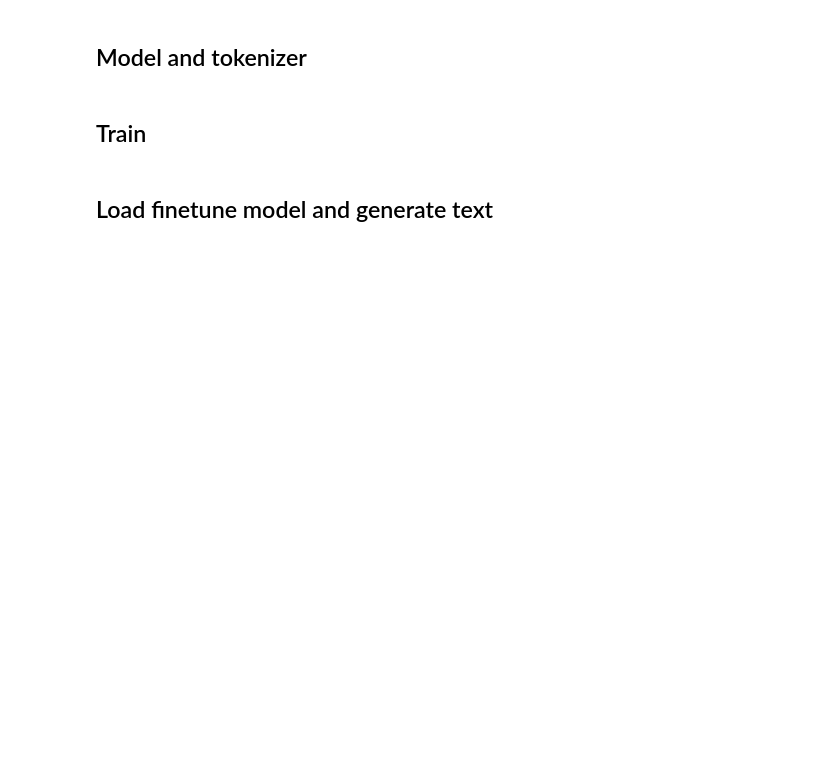
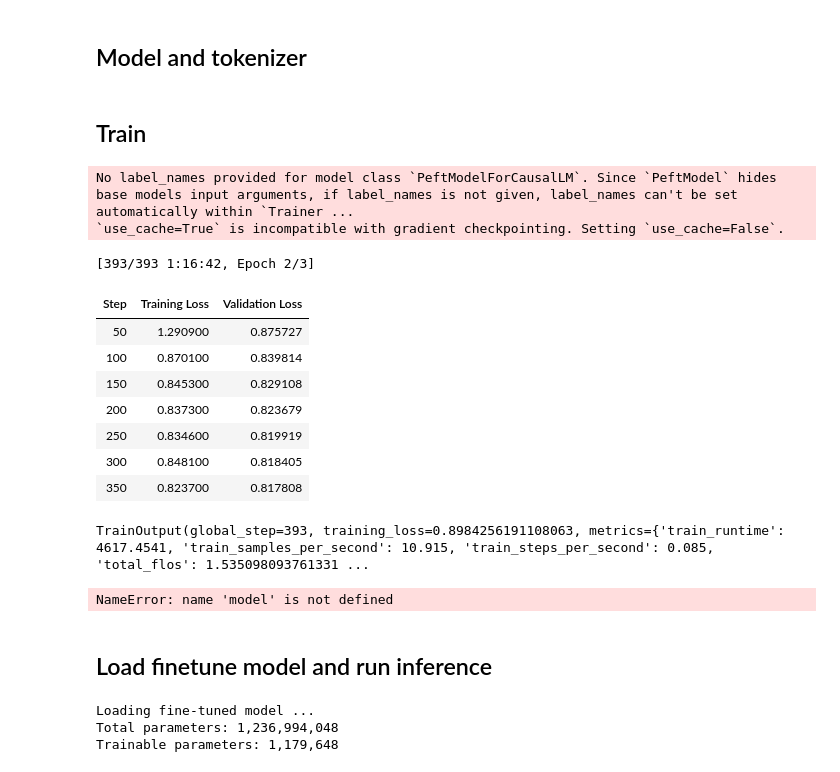
Before and after one commit to dtdo90/Llama3.2_python_dataset, a Jupyter notebook: llama32_python_code.ipynb, the cells around one changed output. Drawn from its saved outputs; the diff is of its cells as text; code cells hidden in the pictures; blank space fills up the shorter version.

```diff
--- a/llama32_python_code.ipynb
+++ b/llama32_python_code.ipynb
@@ -28,7 +46,7 @@ def format_sample(sample):
             f"Below is an instruction that describes a task. Write a response that appropriately completes the request.\n\n"
             f"### Instruction:\n{instruction}\n\n"
             f"### Response:\n<|eot_id|><|start_header_id|>assistant<|end_header_id|>\n\n"
-            f"{output_text}<|eot_id|><|start_header_id|>"
+            f"{output_text}<|eot_id|>"
         )
     else:
         formatted_prompt=(
@@ -36,7 +54,7 @@ def format_sample(sample):
             f"Below is an instruction that describes a task. Write a response that appropriately completes the request.\n\n"
             f"### Instruction:\n{instruction}\n\n### Input:\n{input_text}\n\n"
             f"### Response:\n<|eot_id|><|start_header_id|>assistant<|end_header_id|>\n\n"
-            f"{output_text}<|eot_id|><|end_of_text|>"
+            f"{output_text}<|eot_id|>"
         )
     formatted_prompt="".join(formatted_prompt) # exclude trailing white spaces
     return formatted_prompt                    # stream text into the dataloader, one by one
@@ -92,7 +115,7 @@ print(f"Sample train:\n{dataset_train[0]}")
 # %%
 import torch
 from peft import LoraConfig, AutoPeftModelForCausalLM
-from transformers import AutoModelForCausalLM, AutoTokenizer, TrainingArguments,BitsAndBytesConfig
+from transformers import AutoModelForCausalLM, AutoTokenizer, TrainingArguments, BitsAndBytesConfig
 from trl import SFTTrainer
 
 model_name="meta-llama/Llama-3.2-1B-Instruct"
@@ -119,9 +142,9 @@ def create_and_prepare_model():
         task_type="CAUSAL_LM",
         target_modules=['q_proj', 'k_proj', 'v_proj'],
     )
+
     tokenizer=AutoTokenizer.from_pretrained(model_name,token=access_token)
-    tokenizer.add_special_tokens
-    tokenizer.pad_token="<|end_of_text|>" # this token is already available in tokenizer list
+    tokenizer.pad_token = "<|finetune_right_pad_id|>"
     tokenizer.padding_side = "right"
 
     return model,peft_config,tokenizer
@@ -132,26 +155,49 @@ model,peft_config,tokenizer=create_and_prepare_model()
 # %%
 from trl import SFTConfig, SFTTrainer
 
 args=SFTConfig(
     output_dir="./llama32-python",
-    num_train_epochs=5,
+    num_train_epochs=3,
     per_device_train_batch_size=16,
     per_device_eval_batch_size=16,
-    gradient_accumulation_steps=4,
+    gradient_accumulation_steps=8,
     gradient_checkpointing=True, # to save memmory
     optim="adamw_torch_fused",
-    logging_steps=10,
+    logging_steps=50,            # log train loss
     # Add evaluation strategy to compute validation loss during training
     evaluation_strategy="steps",  # Evaluate at the end of each epoch
     eval_steps=50,  # Evaluate every 50 steps
     save_strategy="epoch",
     learning_rate=2e-4,
     bf16=True,
-    tf32=False, # enable true for faster speed (supported in higher-end gpu)
+    tf32=True, # enable true for faster speed (supported in higher-end gpu)
     max_grad_norm=0.3,
     warmup_ratio=0.03, # follow QLoRA paper
     lr_scheduler_type="cosine",
     report_to="tensorboard",
     gradient_checkpointing_kwargs={"use_reentrant": False},
     dataset_text_field="text",
 )
+
+trainer=SFTTrainer(
+    model=model,
+    args=args,
+    train_dataset=dataset_train,
+    eval_dataset=dataset_val,
+    peft_config=peft_config,
+    tokenizer=tokenizer
+)
+trainer.train()
+# %% [output]
+No label_names provided for model class `PeftModelForCausalLM`. Since `PeftModel` hides base models input arguments, if label_names is not given, label_names can't be set automatically within `Trainer ...
+`use_cache=True` is incompatible with gradient checkpointing. Setting `use_cache=False`.
+[393/393 1:16:42, Epoch 2/3]
+| Step | Training Loss | Validation Loss |
+| 50 | 1.290900 | 0.875727 |
+| 100 | 0.870100 | 0.839814 |
+| 150 | 0.845300 | 0.829108 |
+| 200 | 0.837300 | 0.823679 |
+| 250 | 0.834600 | 0.819919 |
+| 300 | 0.848100 | 0.818405 |
+| 350 | 0.823700 | 0.817808 |
+TrainOutput(global_step=393, training_loss=0.8984256191108063, metrics={'train_runtime': 4617.4541, 'train_samples_per_second': 10.915, 'train_steps_per_second': 0.085, 'total_flos': 1.535098093761331 ...
@@ -168,10 +204,17 @@ trainer.train()
 # %%
-# save finetuned model dict
+# save model state_dict
 model_file_name="LLAMA32_ft_python_code.pth"
 torch.save(model.state_dict(), model_file_name)
 print(f"Model saved as {model_file_name}")
+
+# free the memory
+del model
+del trainer
+torch.cuda.empty_cache()
+# %% [output]
+NameError: name 'model' is not defined
 # %% [markdown]
-## Load finetune model and generate text
+## Load finetune model and run inference
 # %%
 from peft import PeftModel, LoraConfig
 from transformers import AutoModelForCausalLM, AutoTokenizer
@@ -203,7 +246,7 @@ def load_fine_tune_model(base_model_id, saved_weights):
     # Create new state dict with correct prefixes and structure
     new_state_dict = {}
     for key, value in state_dict.items():
-        # key start with "model"-> add "base_" to the new key for base_model
+        # key start with "model" -> add "base_" to the new key for base_model
         new_key = f"base_{key}"
         new_state_dict[new_key] = value
 
@@ -218,11 +261,17 @@ def load_fine_tune_model(base_model_id, saved_weights):
 # Original model and saved weight
 base_model_id = "meta-llama/Llama-3.2-1B-Instruct"
 lora_weights = "LLAMA32_ft_python_code.pth"
+
 # Load model
 print("Loading fine-tuned model ...")
 model_ft, tokenizer = load_fine_tune_model(base_model_id, lora_weights)
 total_params=sum(p.numel() for p in model_ft.parameters())
 trainable_params=sum(p.numel() for p in model_ft.parameters() if p.requires_grad)
+
 print(f"Total parameters: {total_params:,}")
 print(f"Trainable parameters: {trainable_params:,}")
+# %% [output]
+Loading fine-tuned model ...
+Total parameters: 1,236,994,048
+Trainable parameters: 1,179,648
 # %%
```
Also changed, not shown: parts of 7 cells of this notebook, 2 other files.
